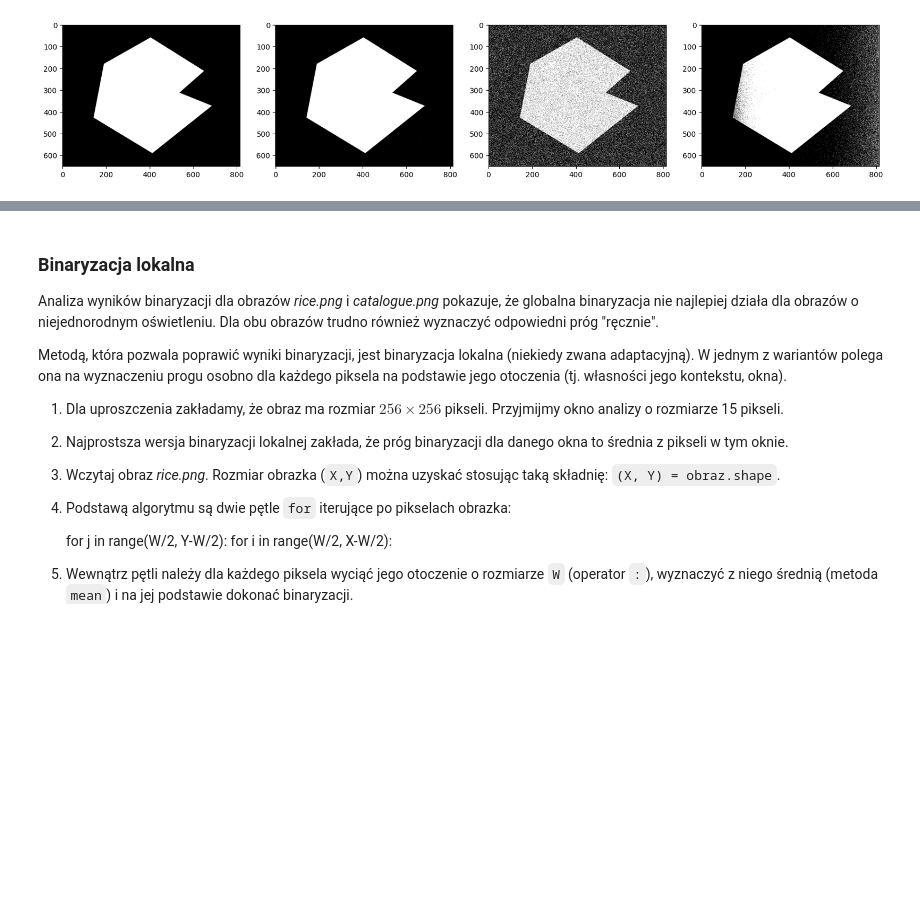
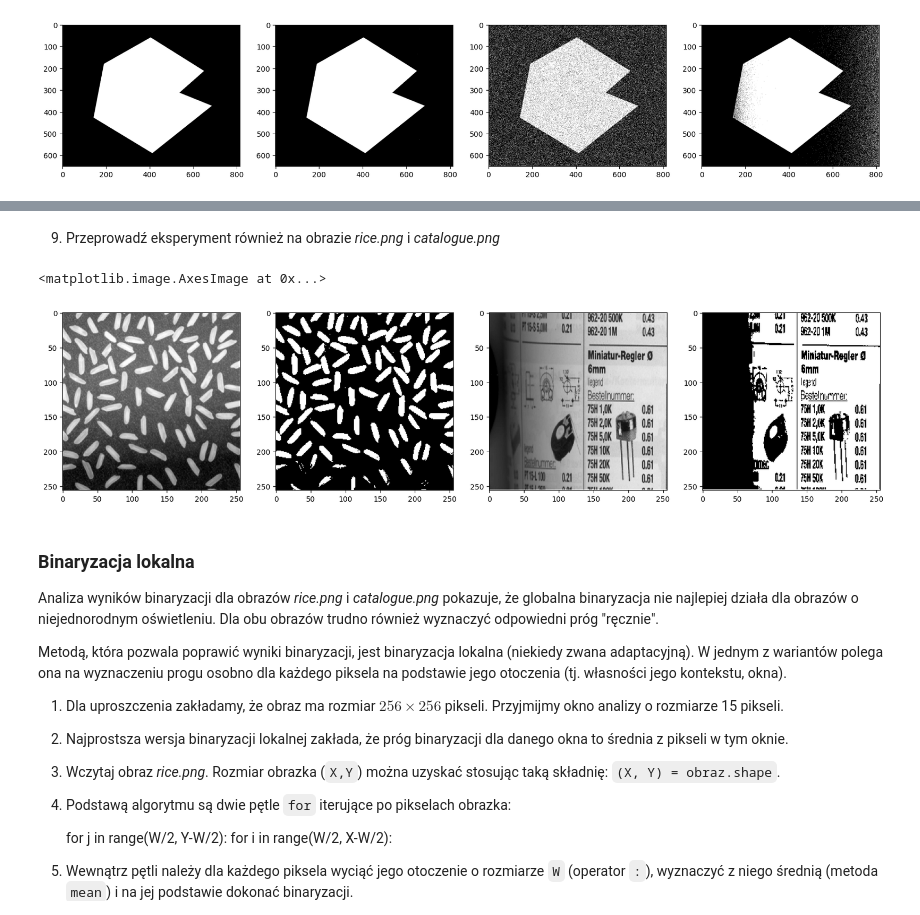
Before and after one commit to krudny/Image-processing, a Jupyter notebook: Lab4-binarization/04_thresholding.ipynb, the cells around one changed output, grey strips where cells are left out. Saved outputs shown, nothing was run; the diff lists cells and outputs as text; code cells hidden in the pictures; blank space fills up the shorter version.

```diff
--- a/Lab4-binarization/04_thresholding.ipynb
+++ b/Lab4-binarization/04_thresholding.ipynb
@@ -377,3 +419,21 @@ Zadanie: wykorzystując podane powyżej informacje należy zaimplementować meto
+# %% [markdown]
+9. Przeprowadź eksperyment również na obrazie _rice.png_ i _catalogue.png_
+# %%
+fig, ax = plt.subplots(1, 4, figsize=(20, 20))
+
+img1 = read_img("rice.png")
+img2 = read_img("catalogue.png")
+plt.gray()
+ax[0].imshow(img1)
+cv_thresh, cv_img = cv2.threshold(img1, 0, 255, cv2.THRESH_OTSU)
+ax[1].imshow(cv_img)
+
+ax[2].imshow(img2)
+cv_thresh, cv_img = cv2.threshold(img2, 0, 255, cv2.THRESH_OTSU)
+ax[3].imshow(cv_img)
+# %% [output]
+<matplotlib.image.AxesImage at 0x...>
+[figure, added]
 # %% [markdown]
 ### Binaryzacja lokalna
 
```
Also changed, not shown: parts of 4 cells of this notebook.
